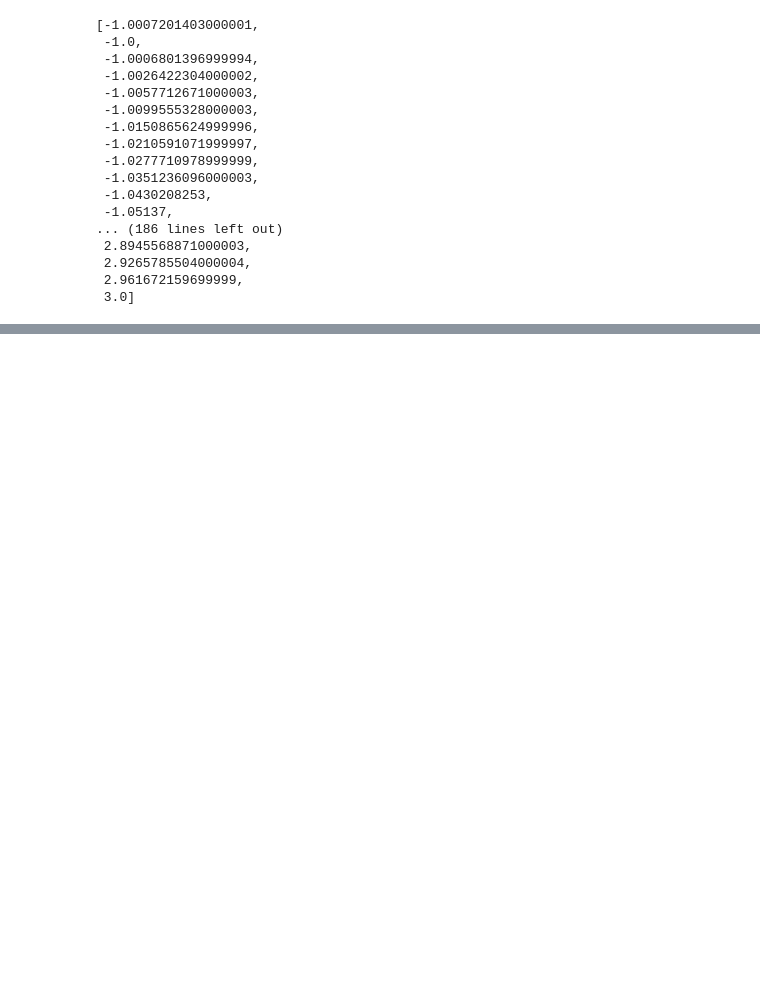
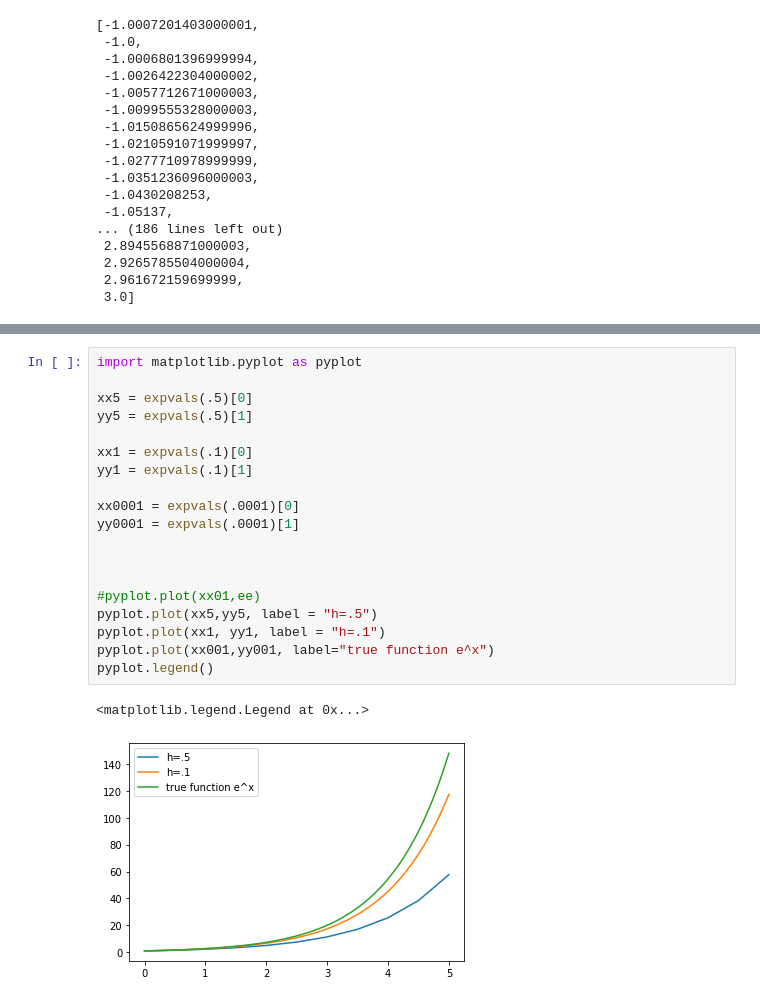
Before and after one commit to millera2/millera2.github.io, a Jupyter notebook: CS-111/CS111-scratch-pad.ipynb, the cells around one changed output, grey strips where cells are left out. Cells and saved outputs as stored; diff of their text form; blank space fills up the shorter version.

```diff
--- a/CS-111/CS111-scratch-pad.ipynb
+++ b/CS-111/CS111-scratch-pad.ipynb
@@ -745,0 +883,22 @@ y[2]
+# %%
+import matplotlib.pyplot as pyplot
+
+xx5 = expvals(.5)[0]
+yy5 = expvals(.5)[1]
+
+xx1 = expvals(.1)[0]
+yy1 = expvals(.1)[1]
+
+xx0001 = expvals(.0001)[0]
+yy0001 = expvals(.0001)[1]
+
+
+
+#pyplot.plot(xx01,ee)
+pyplot.plot(xx5,yy5, label = "h=.5")
+pyplot.plot(xx1, yy1, label = "h=.1")
+pyplot.plot(xx001,yy001, label="true function e^x")
+pyplot.legend()
+# %% [output]
+<matplotlib.legend.Legend at 0x...>
+[figure, added]
```
Also changed, not shown: parts of 8 cells of this notebook, 5 other files.
